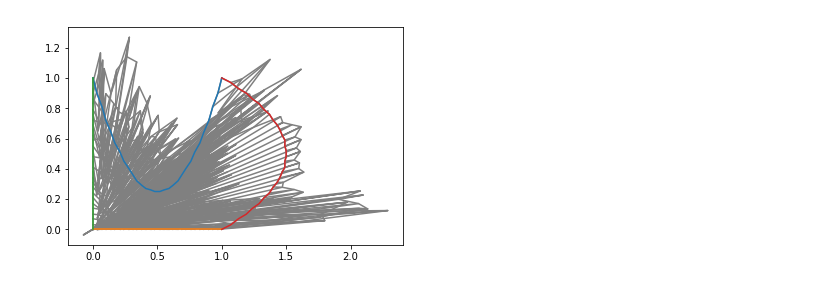
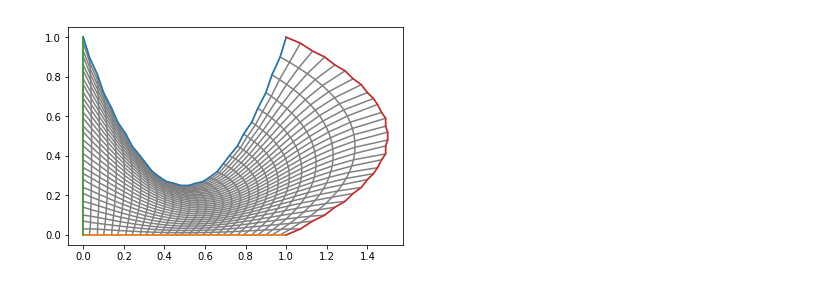
Before and after one commit to ICMC-Geracao-de-malhas/sme205-sme5827-2017, a Jupyter notebook: codes/elliptic.ipynb, the cells around one changed output. Saved outputs shown, nothing was run; the diff lists cells and outputs as text; code cells hidden in the pictures.

```diff
--- a/codes/elliptic.ipynb
+++ b/codes/elliptic.ipynb
@@ -69,33 +69,33 @@ for j in range(1,ny-1):
         gridy[j,i] = (1.0-idx)*rl[j,1] + idx*rr[j,1] + (1.0 - jdy)*rb[i,1] + jdy*rt[i,1] - (1.0-idx)*(1.0-jdy)*rb[0,1] - (1.0 - idx)*jdy*rt[0,1] - idx*(1.0-jdy)*rb[nx-1,1] - idx*jdy*rt[nx-1,1]
 
 dxi = 1.0/nx
 deta = 1.0/ny
 N = 100
 for k in range(N):
     for j in range(1,ny-1):
         for i in range(1,nx-1):
             dxdxi = (gridx[j,i+1]-gridx[j,i-1])/(2.0*dxi)
             dydxi = (gridy[j,i+1]-gridy[j,i-1])/(2.0*dxi)
             dxdeta = (gridx[j+1,i]-gridx[j-1,i])/(2.0*deta)
             dydeta = (gridy[j+1,i]-gridy[j-1,i])/(2.0*deta)
             g11 = dxdxi**2 + dydxi**2
             g22 = dxdeta**2 + dydeta**2
             g12 = dxdxi*dxdeta + dydxi*dydeta
             a = 4.0*(deta**2)*g22
             b = 4.0*dxi*deta*g12
             c = 4.0*(dxi**2)*g11
-            gridx[j,i] = (1.0/(2*(a+c)))*(a*(gridx[j,i+1]+gridx[j,i-1])+c*(gridx[j+1,i]+gridx[j-1,i])-0.5*(b*(gridx[j+1,i+1]+gridx[j-1,i-1]+gridx[j+1,i-1]+gridx[j-1,i+1])))
-            gridy[j,i] = (1.0/(2*(a+c)))*(a*(gridy[j,i+1]+gridy[j,i-1])+c*(gridy[j+1,i]+gridy[j-1,i])-0.5*(b*(gridy[j+1,i+1]+gridy[j-1,i-1]+gridy[j+1,i-1]+gridy[j-1,i+1])))
+            gridx[j,i] = (1.0/(2*(a+c)))*(a*(gridx[j,i+1]+gridx[j,i-1])+c*(gridx[j+1,i]+gridx[j-1,i]))-0.5*(b*(gridx[j+1,i+1]+gridx[j-1,i-1]-gridx[j+1,i-1]-gridx[j-1,i+1]))
+            gridy[j,i] = (1.0/(2*(a+c)))*(a*(gridy[j,i+1]+gridy[j,i-1])+c*(gridy[j+1,i]+gridy[j-1,i]))-0.5*(b*(gridy[j+1,i+1]+gridy[j-1,i-1]-gridy[j+1,i-1]-gridy[j-1,i+1]))
 
 for i in range(nx):
     plt.plot(gridx[i,:],gridy[i,:],color='gray')
 for i in range(ny):
     plt.plot(gridx[:,i],gridy[:,i],color='gray')
 
 plt.plot(rt[:,0],rt[:,1])
 plt.plot(rb[:,0],rb[:,1])
 plt.plot(rl[:,0],rl[:,1])
 plt.plot(rr[:,0],rr[:,1])
 plt.show()
 # %% [output]
-[figure, old version]
+[figure, new version]
```
